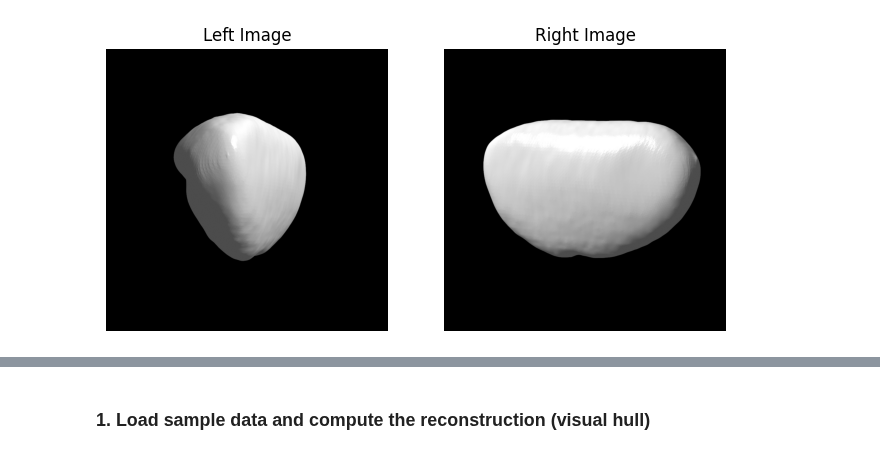
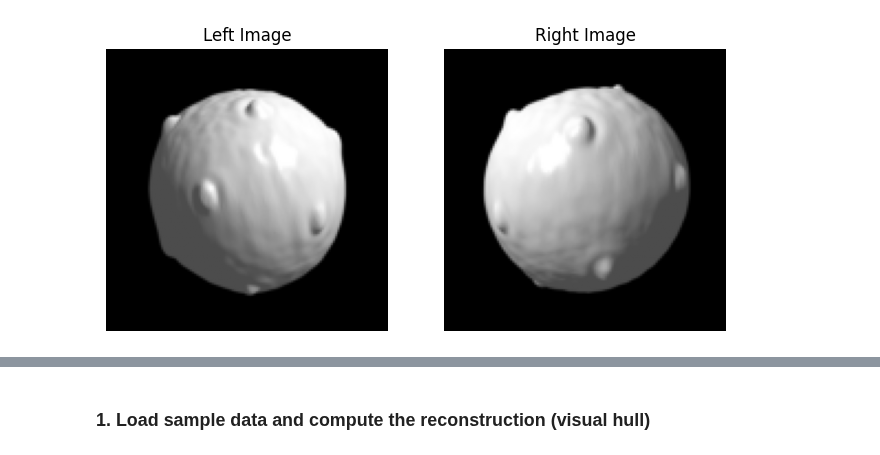
Before and after one commit to 3d-pollen-reconstruction/sequoia, a Jupyter notebook: notebooks/visual_hull_baseline.ipynb, the cells around one changed output, grey strips where cells are left out. Drawn from its saved outputs; the diff is of its cells as text; code cells hidden in the pictures.

Commit message:
added working visual hull in notebook

```diff
--- a/notebooks/visual_hull_baseline.ipynb
+++ b/notebooks/visual_hull_baseline.ipynb
@@ -12,20 +12,26 @@ os.chdir(os.path.join(os.getcwd(), '..'))
 
 from data import PollenDataset
 # %%
-dataset = PollenDataset(image_transforms=transforms.ToTensor())
+# create tensor transforms that resize the image to 128 x 128
+image_transforms = transforms.Compose([
+    transforms.Resize((128, 128)),
+    transforms.ToTensor()
+])
 
-(left_img, right_img), (vertices, faces) = dataset[0]
+dataset = PollenDataset(image_transforms=image_transforms)
+
+(left_img, right_img), (vertices, faces), rotation = dataset[0]
 
 plt.figure(figsize=(8,4))
 plt.subplot(1,2,1)
 plt.imshow(left_img.permute(1,2,0), cmap='gray')
 plt.title("Left Image")
 plt.axis("off")
 
 plt.subplot(1,2,2)
 plt.imshow(right_img.permute(1,2,0), cmap='gray')
 plt.title("Right Image")
 plt.axis("off")
 plt.show()
 # %% [output]
-[figure, old version]
+[figure, new version]
```
Also changed, not shown: parts of 18 cells of this notebook, 3 other files.
